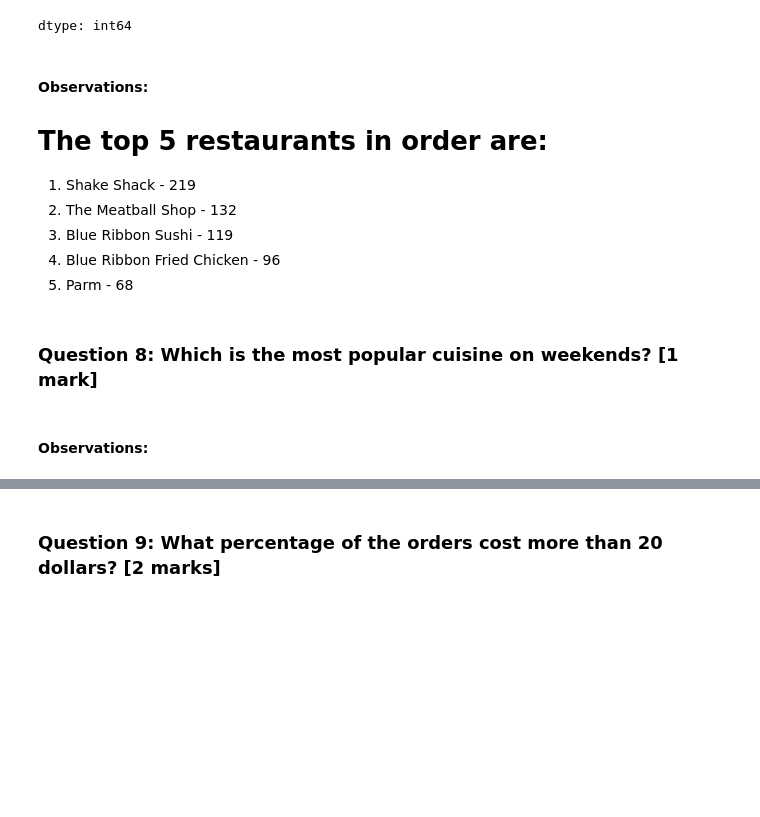
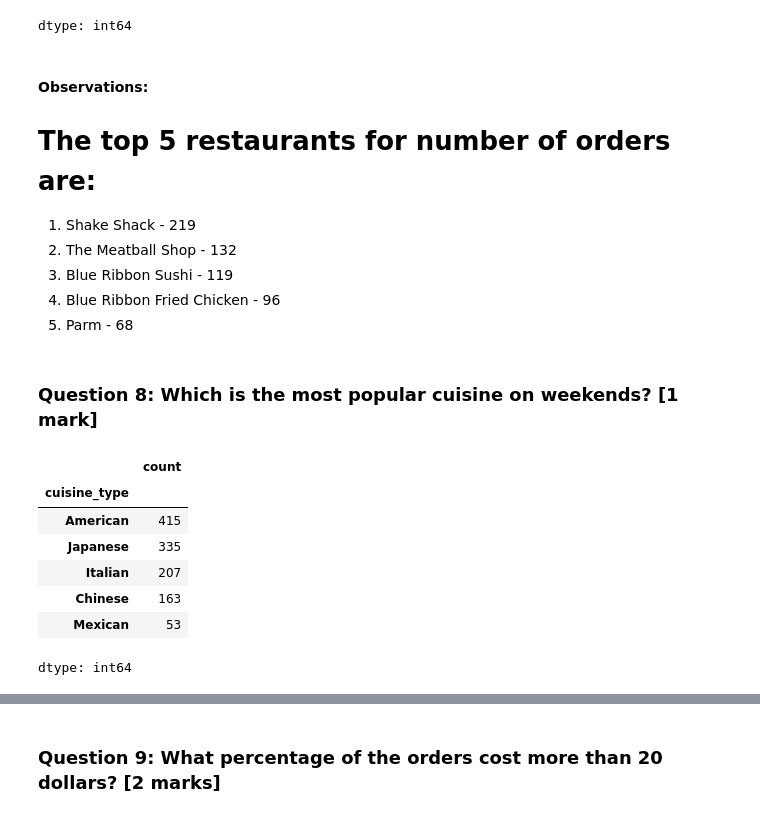
Before and after one commit to dfisher1212/MIT_PE_ADSP, a Jupyter notebook: FDS_Project_LearnerNotebook_FullCode.ipynb, the cells around one changed output, grey strips where cells are left out. Saved outputs shown, nothing was run; the diff lists cells and outputs as text; code cells hidden in the pictures; blank space fills up the shorter version.

```diff
--- a/FDS_Project_LearnerNotebook_FullCode.ipynb
+++ b/FDS_Project_LearnerNotebook_FullCode.ipynb
@@ -228,7 +228,7 @@ dtype: int64
 # %% [markdown]
 #### Observations:
 
-# The top 5 restaurants in order are:
+# The top 5 restaurants for number of orders are:
 
 1.   Shake Shack - 219
 2.   The Meatball Shop - 132
@@ -242,2 +240,13 @@ dtype: int64
-# %% [markdown]
-#### Observations:
+# %%
+# most popular cuisine type on weekends
+dfwk = df[df['day_of_the_week'] == 'Weekend']
+dfwk['cuisine_type'].value_counts().head(5)
+# %% [output]
+|  | count |
+| cuisine_type |  |
+| American | 415 |
+| Japanese | 335 |
+| Italian | 207 |
+| Chinese | 163 |
+| Mexican | 53 |
+dtype: int64
```
Also changed, not shown: parts of 2 cells of this notebook.
